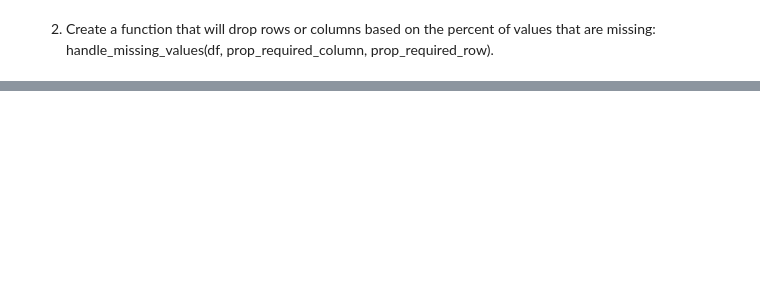
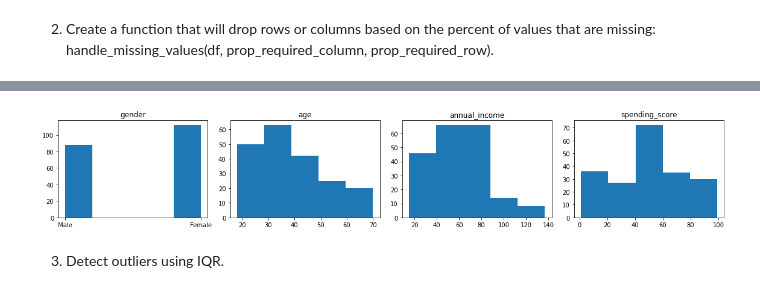
Before and after one commit to kristofer-rivera/clustering-exercises, a Jupyter notebook: zillow.ipynb, the cells around one changed output, grey strips where cells are left out. Cells and saved outputs as stored; diff of their text form; code cells hidden in the pictures; blank space fills up the shorter version.

```diff
--- a/zillow.ipynb
+++ b/zillow.ipynb
@@ -228,0 +338,3 @@ df.shape
+# %%
+df = wm.get_mall()
+df.head()
@@ -228,0 +378,9 @@ df.shape
+# %%
+cols = ['gender', 'age', 'annual_income', 'spending_score']
+# %%
+# Get distributions
+wm.get_hists(df, cols)
+# %% [output]
+[figure, added]
+# %% [markdown]
+3. Detect outliers using IQR.
```
Also changed, not shown: parts of 40 cells of this notebook, 2 other files.
